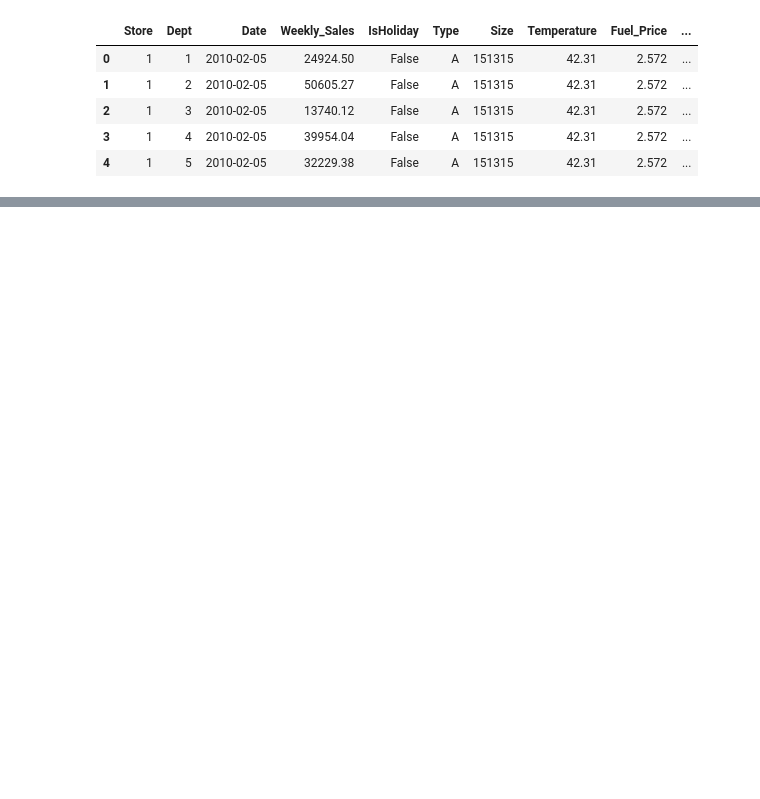
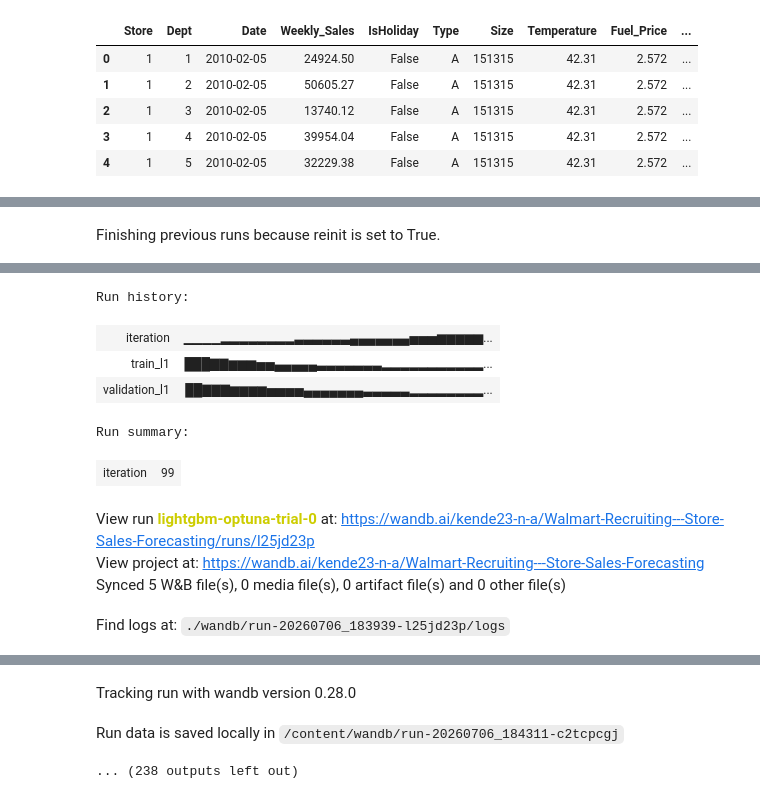
Before and after one commit to MLfinal/Walmart-Recruiting---Store-Sales-Forecasting, a Jupyter notebook: models/tree_based/lightgbm/model_experiment_LightGBM.ipynb, the cells around one changed output, grey strips where cells are left out. Drawn from its saved outputs; the diff is of its cells as text; code cells hidden in the pictures; blank space fills up the shorter version.

Commit message:
training finished

```diff
--- a/models/tree_based/lightgbm/model_experiment_LightGBM.ipynb
+++ b/models/tree_based/lightgbm/model_experiment_LightGBM.ipynb
@@ -565,7 +567,7 @@ def objective(trial):
         categorical_feature=categorical_features,
         callbacks=callbacks,
     )
-    log_summary(lgbm, save_model_checkpoint=False)
+    log_summary(lgbm.booster_, save_model_checkpoint=False)
 
     y_pred_val = lgbm.predict(X_val_transformed)
     weighted_mae = np.sum(np.abs(y_val - y_pred_val) * sample_weights_val) / np.sum(sample_weights_val)
@@ -584,12 +586,14 @@ def objective(trial):
     ax.set_xlabel("Actual Weekly Sales")
     ax.set_ylabel("Predicted Weekly Sales")
     ax.set_title(f"Trial {trial.number}: Actual vs. Predicted Weekly Sales")
-    wandb.log({
-        "validation/weighted_mae": weighted_mae,
-        "validation/mae": mae,
-        "model/feature_importance": wandb.Table(dataframe=feature_importance.head(50)),
-        "plots/actual_vs_predicted": wandb.Image(fig) # Log the plot
-    })
+    wandb.log(
+        {
+            "validation/weighted_mae": weighted_mae,
+            "validation/mae": mae,
+            "model/feature_importance": wandb.Table(dataframe=feature_importance.head(50)),
+            "plots/actual_vs_predicted": wandb.Image(fig) # Log the plot
+        }
+    )
     plt.close(fig) # Close the figure to free up memory
 
     run.summary["best_validation_weighted_mae"] = weighted_mae
@@ -630,3 +634,4 @@ best_model.fit(
 )
 
 print("Optuna hyperparameter tuning complete.")
+# %% [output]
@@ -632,0 +639 @@ print("Optuna hyperparameter tuning complete.")
+Finishing previous runs because reinit is set to True.
@@ -632,0 +641,10 @@ print("Optuna hyperparameter tuning complete.")
+Run history:
+| iteration | ▁▁▁▁▂▂▂▂▂▂▂▂▃▃▃▃▃▃▄▄▄▄▄▄▄▅▅▅▆▆▆▆▆... |
+| train_l1 | ███▇▇▆▆▆▅▅▄▄▄▄▄▃▃▃▃▃▃▃▂▂▂▂▂▂▂▂▂▂▂... |
+| validation_l1 | ██▇▇▇▆▆▆▆▅▅▅▅▄▄▄▄▄▄▄▃▃▃▃▃▂▂▂▂▂▂▂▂... |
+Run summary:
+| iteration | 99 |
+View run lightgbm-optuna-trial-0 at: https://wandb.ai/kende23-n-a/Walmart-Recruiting---Store-Sales-Forecasting/runs/l25jd23p
+View project at: https://wandb.ai/kende23-n-a/Walmart-Recruiting---Store-Sales-Forecasting
+Synced 5 W&B file(s), 0 media file(s), 0 artifact file(s) and 0 other file(s)
+Find logs at: ./wandb/run-20260706_183939-l25jd23p/logs
@@ -632,0 +652,3 @@ print("Optuna hyperparameter tuning complete.")
+Tracking run with wandb version 0.28.0
+Run data is saved locally in /content/wandb/run-20260706_184311-c2tcpcgj
+... (238 outputs left out)
```
Also changed, not shown: parts of 3 cells of this notebook.
